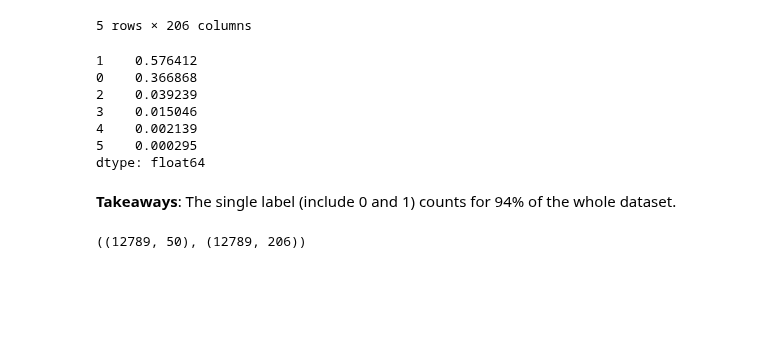
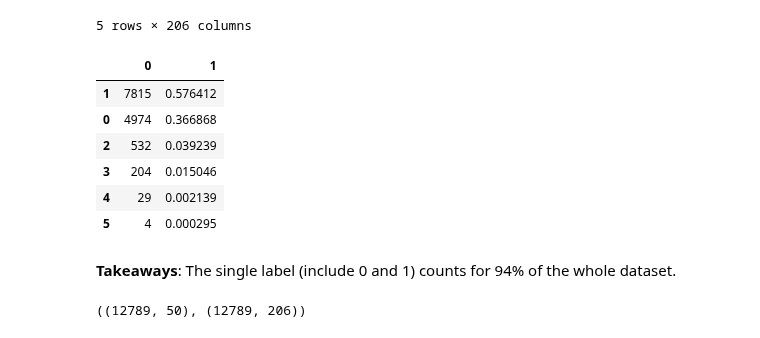
Before and after one commit to Yongliang-Shi/Mechanism-of-Action-Prediction, a Jupyter notebook: feature_engineering2.ipynb, the cells around one changed output. Cells and saved outputs as stored; diff of their text form; code cells hidden in the pictures; blank space fills up the shorter version.

```diff
--- a/feature_engineering2.ipynb
+++ b/feature_engineering2.ipynb
@@ -187,15 +190,16 @@ Y_train_core.head()
 5 rows × 206 columns
 # %%
 # Group the sig_ids by how many labels they have
-Y_train_core.sum(axis=1).value_counts(normalize=True)
+pd.concat([Y_train_core.sum(axis=1).value_counts(),
+           Y_train_core.sum(axis=1).value_counts(normalize=True)], axis=1)
 # %% [output]
-1    0.576412
-0    0.366868
-2    0.039239
-3    0.015046
-4    0.002139
-5    0.000295
-dtype: float64
+|  | 0 | 1 |
+| 1 | 7815 | 0.576412 |
+| 0 | 4974 | 0.366868 |
+| 2 | 532 | 0.039239 |
+| 3 | 204 | 0.015046 |
+| 4 | 29 | 0.002139 |
+| 5 | 4 | 0.000295 |
 # %% [markdown]
 **Takeaways**: The single label (include 0 and 1) counts for 94% of the whole dataset.
 # %%
```
Also changed, not shown: parts of 7 cells of this notebook.
